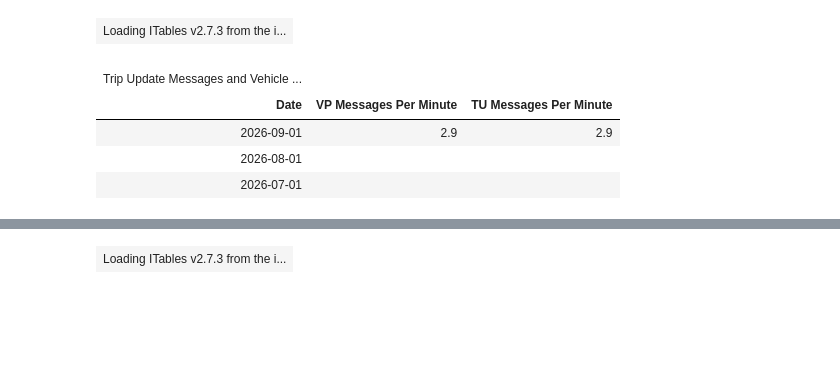
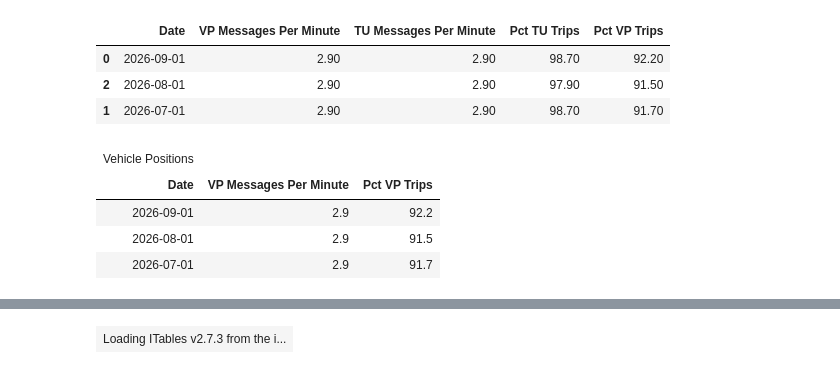
Before and after one commit to cal-itp/gtfs-curator, a Jupyter notebook: gtfs_digest/03_report_operator_refresh.ipynb, the cells around one changed output, grey strips where cells are left out. Saved outputs shown, nothing was run; the diff lists cells and outputs as text; code cells hidden in the pictures; blank space fills up the shorter version.

Commit message:
added interactive table to operator report, ran for sept 2026

```diff
--- a/gtfs_digest/03_report_operator_refresh.ipynb
+++ b/gtfs_digest/03_report_operator_refresh.ipynb
@@ -75,4 +53,0 @@ operator_df = gcs_pandas().read_parquet(
-# %%
-operator_df.head()
-# %% [output]
-| Loading ITables v2.7.3 from the i... |
@@ -79,26 +56,16 @@ operator_df.head()
+# %%
+operator_df[["Date","VP Messages Per Minute",
+                "TU Messages Per Minute", 'Pct TU Trips',
+            'Pct VP Trips']]
+# %% [output]
+|  | Date | VP Messages Per Minute | TU Messages Per Minute | Pct TU Trips | Pct VP Trips |
+| 0 | 2026-09-01 | 2.90 | 2.90 | 98.70 | 92.20 |
+| 2 | 2026-08-01 | 2.90 | 2.90 | 97.90 | 91.50 |
+| 1 | 2026-07-01 | 2.90 | 2.90 | 98.70 | 91.70 |
 # %%
-display((
-    GT(operator_df[["Date","VP Messages Per Minute",
-                "TU Messages Per Minute"]].sort_values("Date", ascending=False))
-    .fmt_integer(
-        columns=["VP Messages Per Minute",
-                "TU Messages Per Minute"],
-    ).tab_header(
-        title="Trip Update Messages and Vehicle Position per Minute",
-    ).cols_align(
-        columns=["VP Messages Per Minute",
-                "TU Messages Per Minute"],
-        align="center",
-    ).pipe(
-        gte.gt_color_box,
-        columns=["VP Messages Per Minute",
-                "TU Messages Per Minute"],
-        palette="YlGnBu",
-    )
-))
 # %% [output]
-| Trip Update Messages and Vehicle ... |  |  |
-| Date | VP Messages Per Minute | TU Messages Per Minute |
-| 2026-09-01 | 2.9 | 2.9 |
-| 2026-08-01 |  |  |
-| 2026-07-01 |  |  |
+| Vehicle Positions |  |  |
+| Date | VP Messages Per Minute | Pct VP Trips |
+| 2026-09-01 | 2.9 | 92.2 |
+| 2026-08-01 | 2.9 | 91.5 |
+| 2026-07-01 | 2.9 | 91.7 |
```
Also changed, not shown: parts of 13 cells of this notebook, 5 other files.
